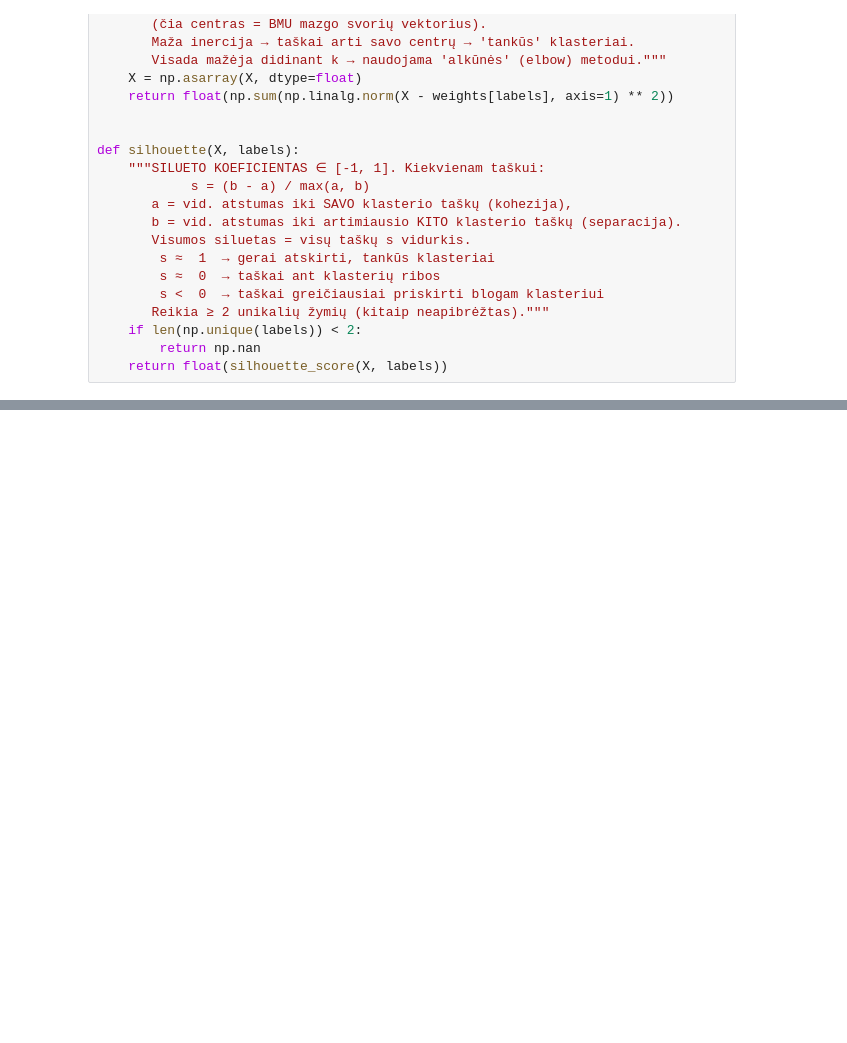
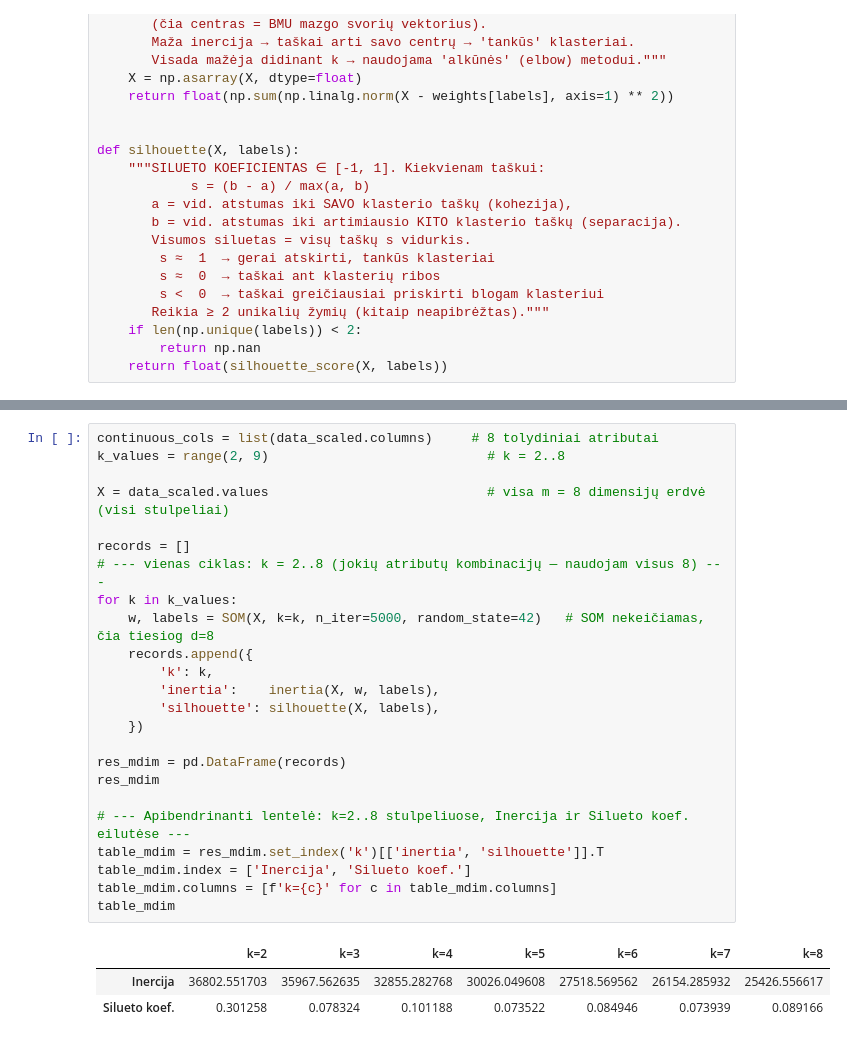
Before and after one commit to rutagaiz/intelektika_komandinis, a Jupyter notebook: som.ipynb, the cells around one changed output, grey strips where cells are left out. Cells and saved outputs as stored; diff of their text form; blank space fills up the shorter version.

```diff
--- a/som.ipynb
+++ b/som.ipynb
@@ -162,0 +400,28 @@ Siluetas: 0.2535659499679282
+# %%
+continuous_cols = list(data_scaled.columns)     # 8 tolydiniai atributai
+k_values = range(2, 9)                            # k = 2..8
+
+X = data_scaled.values                            # visa m = 8 dimensijų erdvė (visi stulpeliai)
+
+records = []
+# --- vienas ciklas: k = 2..8 (jokių atributų kombinacijų — naudojam visus 8) ---
+for k in k_values:
+    w, labels = SOM(X, k=k, n_iter=5000, random_state=42)   # SOM nekeičiamas, čia tiesiog d=8
+    records.append({
+        'k': k,
+        'inertia':    inertia(X, w, labels),
+        'silhouette': silhouette(X, labels),
+    })
+
+res_mdim = pd.DataFrame(records)
+res_mdim
+
+# --- Apibendrinanti lentelė: k=2..8 stulpeliuose, Inercija ir Silueto koef. eilutėse ---
+table_mdim = res_mdim.set_index('k')[['inertia', 'silhouette']].T
+table_mdim.index = ['Inercija', 'Silueto koef.']
+table_mdim.columns = [f'k={c}' for c in table_mdim.columns]
+table_mdim
+# %% [output]
+|  | k=2 | k=3 | k=4 | k=5 | k=6 | k=7 | k=8 |
+| Inercija | 36802.551703 | 35967.562635 | 32855.282768 | 30026.049608 | 27518.569562 | 26154.285932 | 25426.556617 |
+| Silueto koef. | 0.301258 | 0.078324 | 0.101188 | 0.073522 | 0.084946 | 0.073939 | 0.089166 |
```
Also changed, not shown: parts of 8 cells of this notebook.
